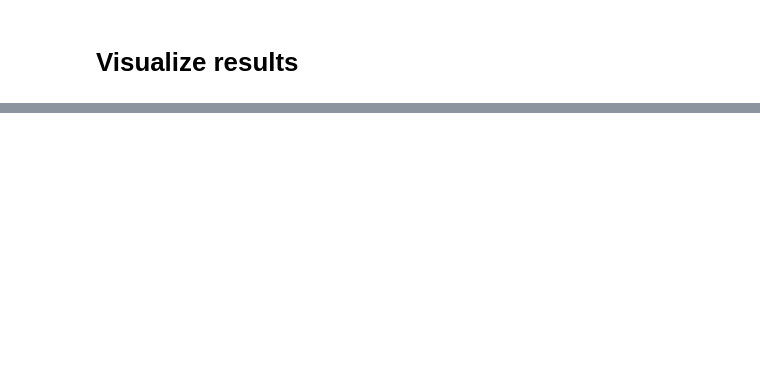
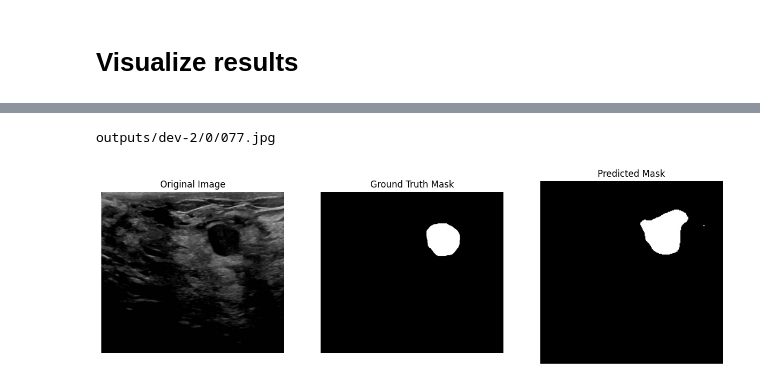
Before and after one commit to devnithw/UNeXt, a Jupyter notebook: UNeXt_results_visualize.ipynb, the cells around one changed output, grey strips where cells are left out. Saved outputs shown, nothing was run; the diff lists cells and outputs as text; code cells hidden in the pictures; blank space fills up the shorter version.

```diff
--- a/UNeXt_results_visualize.ipynb
+++ b/UNeXt_results_visualize.ipynb
@@ -42,0 +43,59 @@ plt.show()
+# %%
+import os
+import random
+import cv2
+import torch
+import matplotlib.pyplot as plt
+from glob import glob
+from dataset import BUSIDataset
+
+# Initialize parameters for the dataset
+DATA_DIR = 'busi'
+pred_mask_dir = 'outputs/dev-2/0'        # Path to predicted masks
+img_ext = '.png'                 # Image file extension
+mask_ext = '.png'                # Mask file extension
+num_classes = 1                  # Number of classes in the mask (adjust if necessary)
+
+# Load data
+img_ids = glob(os.path.join(pred_mask_dir, '*' + 'jpg'))
+img_ids = [os.path.splitext(os.path.basename(p))[0] for p in img_ids]
+
+
+# Initialize the dataset
+dataset = BUSIDataset(
+        img_ids=img_ids,
+        img_dir=os.path.join(DATA_DIR, 'images'),
+        mask_dir=os.path.join(DATA_DIR, 'masks'),
+        img_ext='.png',
+        mask_ext='.png',
+        num_classes=num_classes,
+        transform=None)
+
+# Randomly select an index
+random_idx = random.randint(0, len(dataset) - 1)
+img, mask, meta = dataset[random_idx]
+
+# Load the corresponding predicted mask
+pred_mask_path = os.path.join(pred_mask_dir, meta['img_id'] + '.jpg')
+print(pred_mask_path)
+pred_mask = cv2.imread(pred_mask_path, cv2.IMREAD_GRAYSCALE)
+pred_mask = pred_mask.astype('float32') / 255
+
+# Plotting the original image, ground truth mask, and predicted mask
+fig, axes = plt.subplots(1, 3, figsize=(15, 5))
+axes[0].imshow(img.transpose(1, 2, 0))  # Transpose back for visualization
+axes[0].set_title('Original Image')
+axes[0].axis('off')
+
+axes[1].imshow(mask[0], cmap='gray')  # Assuming single channel mask
+axes[1].set_title('Ground Truth Mask')
+axes[1].axis('off')
+
+axes[2].imshow(pred_mask, cmap='gray')  # Predicted mask
+axes[2].set_title('Predicted Mask')
+axes[2].axis('off')
+
+plt.show()
+# %% [output]
+outputs/dev-2/0/077.jpg
+[figure, added]
```
Also changed, not shown: parts of 1 cell of this notebook, 9 other files.
